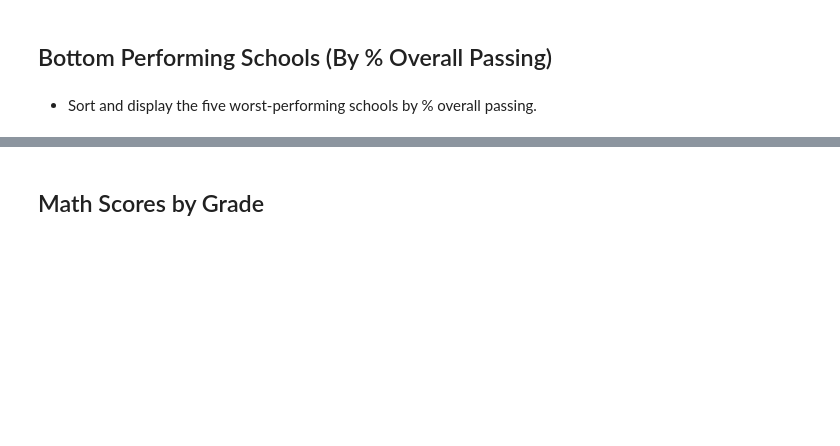
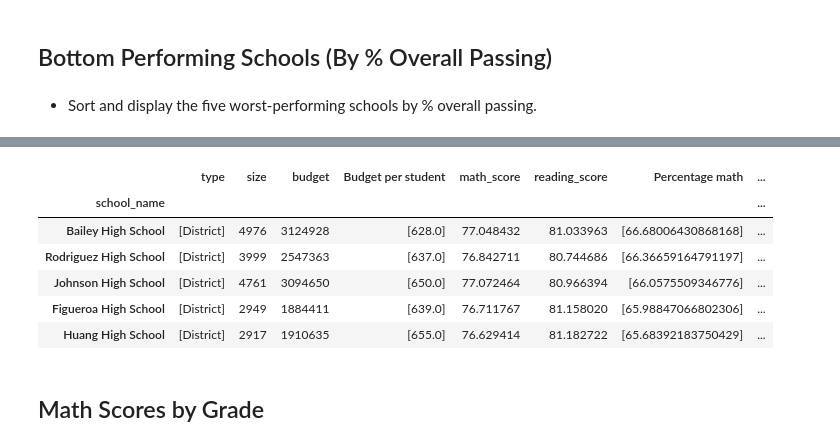
Before and after one commit to BanuNathan/pandas-Challenge, a Jupyter notebook: PyCitySchools/PyCitySchools_starter.ipynb, the cells around one changed output, grey strips where cells are left out. Cells and saved outputs as stored; diff of their text form; code cells hidden in the pictures; blank space fills up the shorter version.

```diff
--- a/PyCitySchools/PyCitySchools_starter.ipynb
+++ b/PyCitySchools/PyCitySchools_starter.ipynb
@@ -113,3 +230,14 @@ array(['Huang High School', 'Figueroa High School', 'Shelton High School',
+# %%
+bottom_perform_school=school_summary_final.sort_values("Percentage OverAll Passed",ascending=False)
+bottom_perform_school.tail()
+# %% [output]
+|  | type | size | budget | Budget per student | math_score | reading_score | Percentage math | ... |
+| school_name |  |  |  |  |  |  |  | ... |
+| Bailey High School | [District] | 4976 | 3124928 | [628.0] | 77.048432 | 81.033963 | [66.68006430868168] | ... |
+| Rodriguez High School | [District] | 3999 | 2547363 | [637.0] | 76.842711 | 80.744686 | [66.36659164791197] | ... |
+| Johnson High School | [District] | 4761 | 3094650 | [650.0] | 77.072464 | 80.966394 | [66.0575509346776] | ... |
+| Figueroa High School | [District] | 2949 | 1884411 | [639.0] | 76.711767 | 81.158020 | [65.98847066802306] | ... |
+| Huang High School | [District] | 2917 | 1910635 | [655.0] | 76.629414 | 81.182722 | [65.68392183750429] | ... |
 # %% [markdown]
 ## Math Scores by Grade
 # %% [markdown]
```
Also changed, not shown: parts of 38 cells of this notebook.
